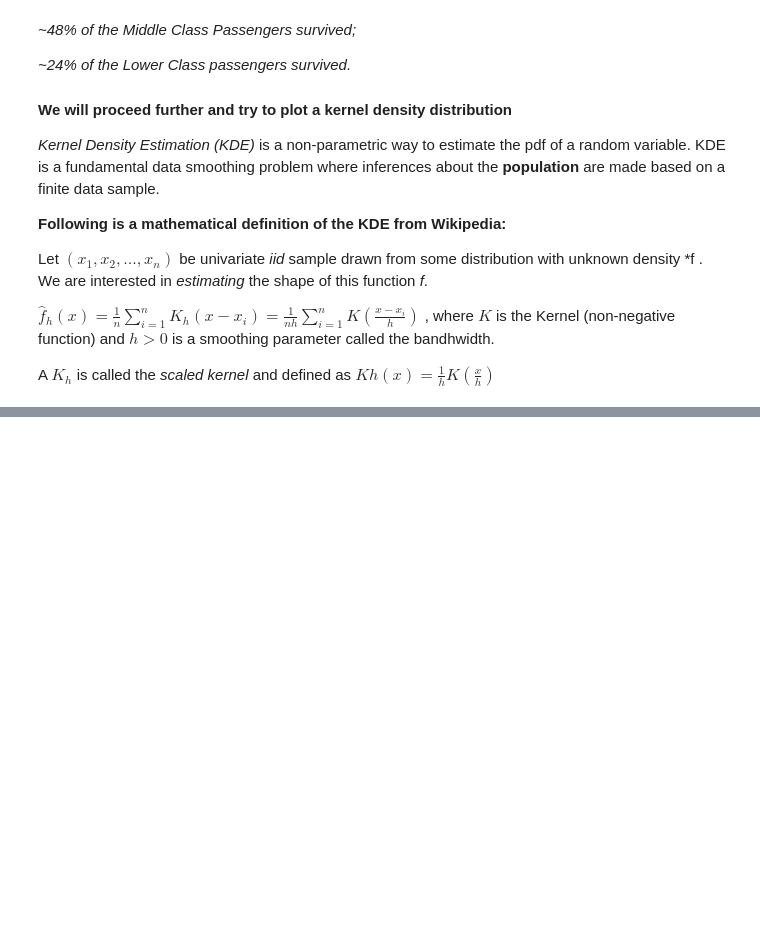
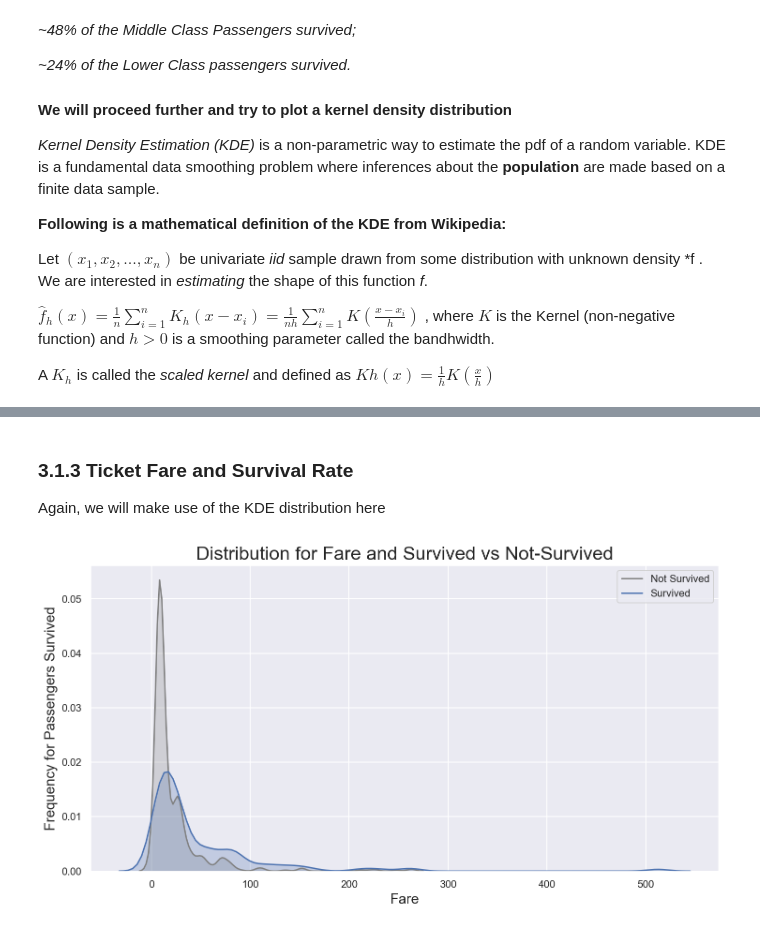
Before and after one commit to ghd7262/Titanic.Kaggle, a Jupyter notebook: Titanic.ipynb, the cells around one changed output, grey strips where cells are left out. Saved outputs shown, nothing was run; the diff lists cells and outputs as text; code cells hidden in the pictures; blank space fills up the shorter version.

```diff
--- a/Titanic.ipynb
+++ b/Titanic.ipynb
@@ -459,0 +487,17 @@ A $K_h$ is called the *scaled kernel* and defined as $Kh(x)=\frac{1}{h}K(\frac{x
+# %% [markdown]
+### 3.1.3 Ticket Fare and Survival Rate
+
+Again, we will make use of the KDE distribution here
+# %%
+fig = plt.figure(figsize = (12,6),)
+sns.set(style='darkgrid')
+
+ax = sns.kdeplot(train.Fare[train.Survived == 0], color ='gray', shade=True, label='Not Survived') #plot for Fare and 'Not Survived'
+#ax = sns.kdeplot(train.loc['Fare',(train['Survived'] == 0)])
+ax = sns.kdeplot(train.Fare[train.Survived == 1], color ='b', shade=True, label= 'Survived') #plot for Fare and 'Survived'
+
+plt.title('Distribution for Fare and Survived vs Not-Survived', fontsize=20);
+plt.xlabel('Fare', fontsize=15)
+plt.ylabel('Frequency for Passengers Survived', fontsize=15);
+# %% [output]
+[figure, added]
```
Also changed, not shown: parts of 53 cells of this notebook.
